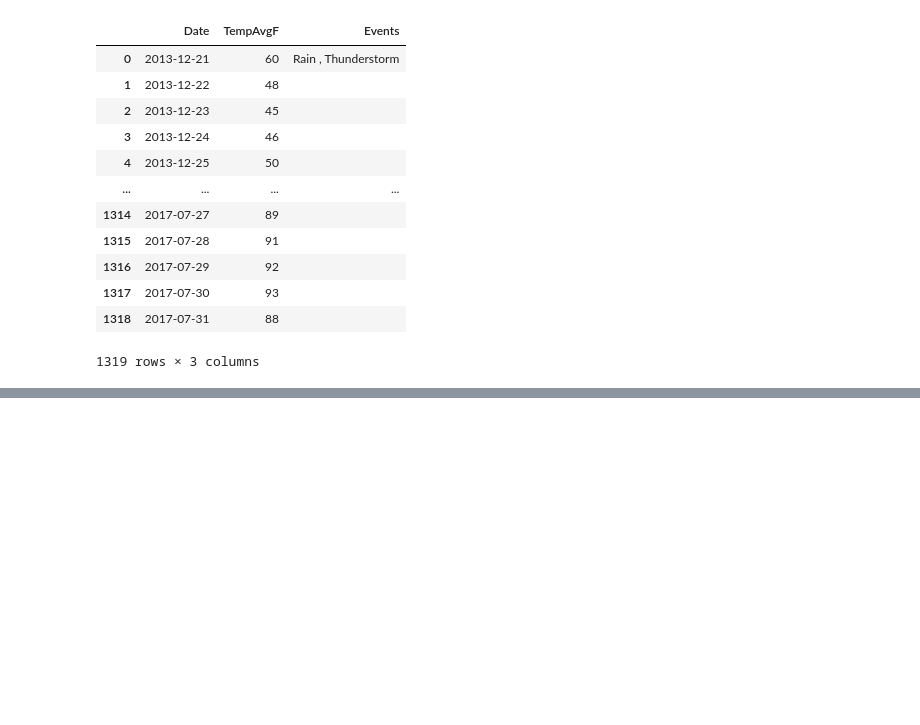
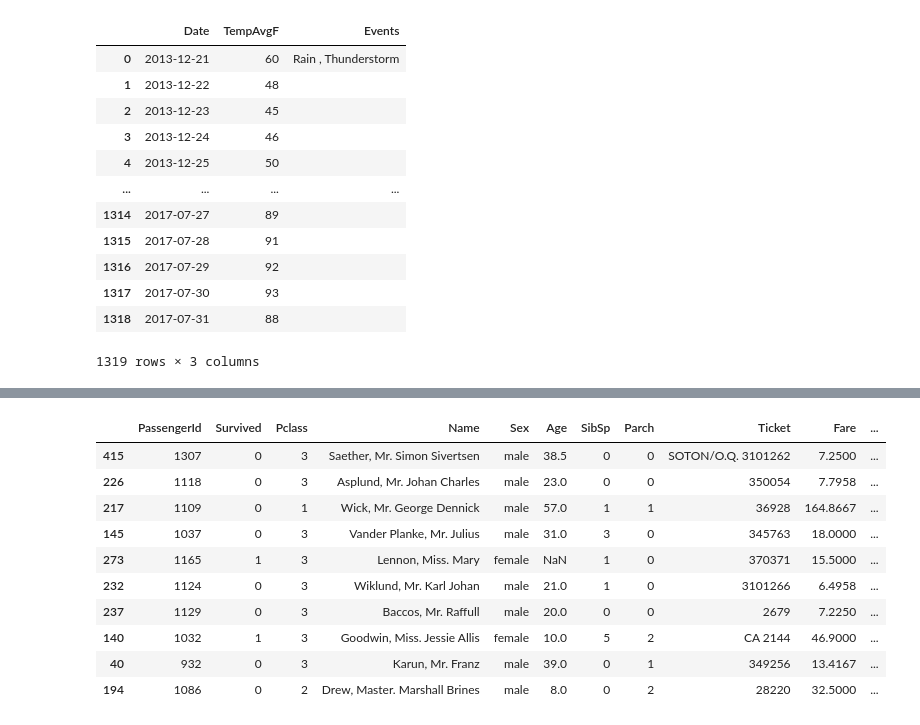
Before and after one commit to yash06chourasia/Python-ML-training, a Jupyter notebook: Dataset/panda.ipynb, the cells around one changed output, grey strips where cells are left out. Drawn from its saved outputs; the diff is of its cells as text; code cells hidden in the pictures; blank space fills up the shorter version.

```diff
--- a/Dataset/panda.ipynb
+++ b/Dataset/panda.ipynb
@@ -330,0 +411,15 @@ weather[['Date','TempAvgF','Events']]
+# %%
+titanic['Country']='India'
+titanic.sample(10)
+# %% [output]
+|  | PassengerId | Survived | Pclass | Name | Sex | Age | SibSp | Parch | Ticket | Fare | ... |
+| 415 | 1307 | 0 | 3 | Saether, Mr. Simon Sivertsen | male | 38.5 | 0 | 0 | SOTON/O.Q. 3101262 | 7.2500 | ... |
+| 226 | 1118 | 0 | 3 | Asplund, Mr. Johan Charles | male | 23.0 | 0 | 0 | 350054 | 7.7958 | ... |
+| 217 | 1109 | 0 | 1 | Wick, Mr. George Dennick | male | 57.0 | 1 | 1 | 36928 | 164.8667 | ... |
+| 145 | 1037 | 0 | 3 | Vander Planke, Mr. Julius | male | 31.0 | 3 | 0 | 345763 | 18.0000 | ... |
+| 273 | 1165 | 1 | 3 | Lennon, Miss. Mary | female | NaN | 1 | 0 | 370371 | 15.5000 | ... |
+| 232 | 1124 | 0 | 3 | Wiklund, Mr. Karl Johan | male | 21.0 | 1 | 0 | 3101266 | 6.4958 | ... |
+| 237 | 1129 | 0 | 3 | Baccos, Mr. Raffull | male | 20.0 | 0 | 0 | 2679 | 7.2250 | ... |
+| 140 | 1032 | 1 | 3 | Goodwin, Miss. Jessie Allis | female | 10.0 | 5 | 2 | CA 2144 | 46.9000 | ... |
+| 40 | 932 | 0 | 3 | Karun, Mr. Franz | male | 39.0 | 0 | 1 | 349256 | 13.4167 | ... |
+| 194 | 1086 | 0 | 2 | Drew, Master. Marshall Brines | male | 8.0 | 0 | 2 | 28220 | 32.5000 | ... |
```
Also changed, not shown: parts of 12 cells of this notebook.
